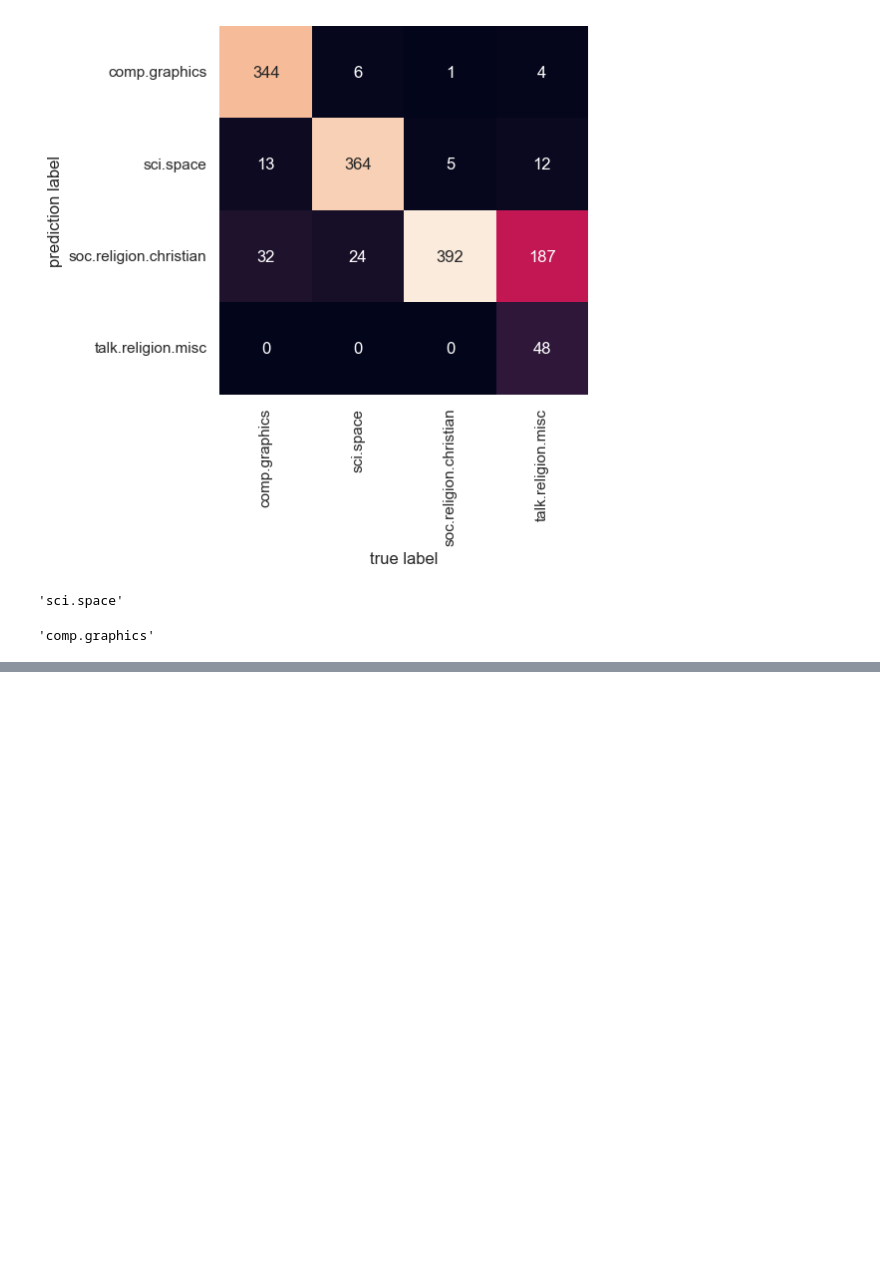
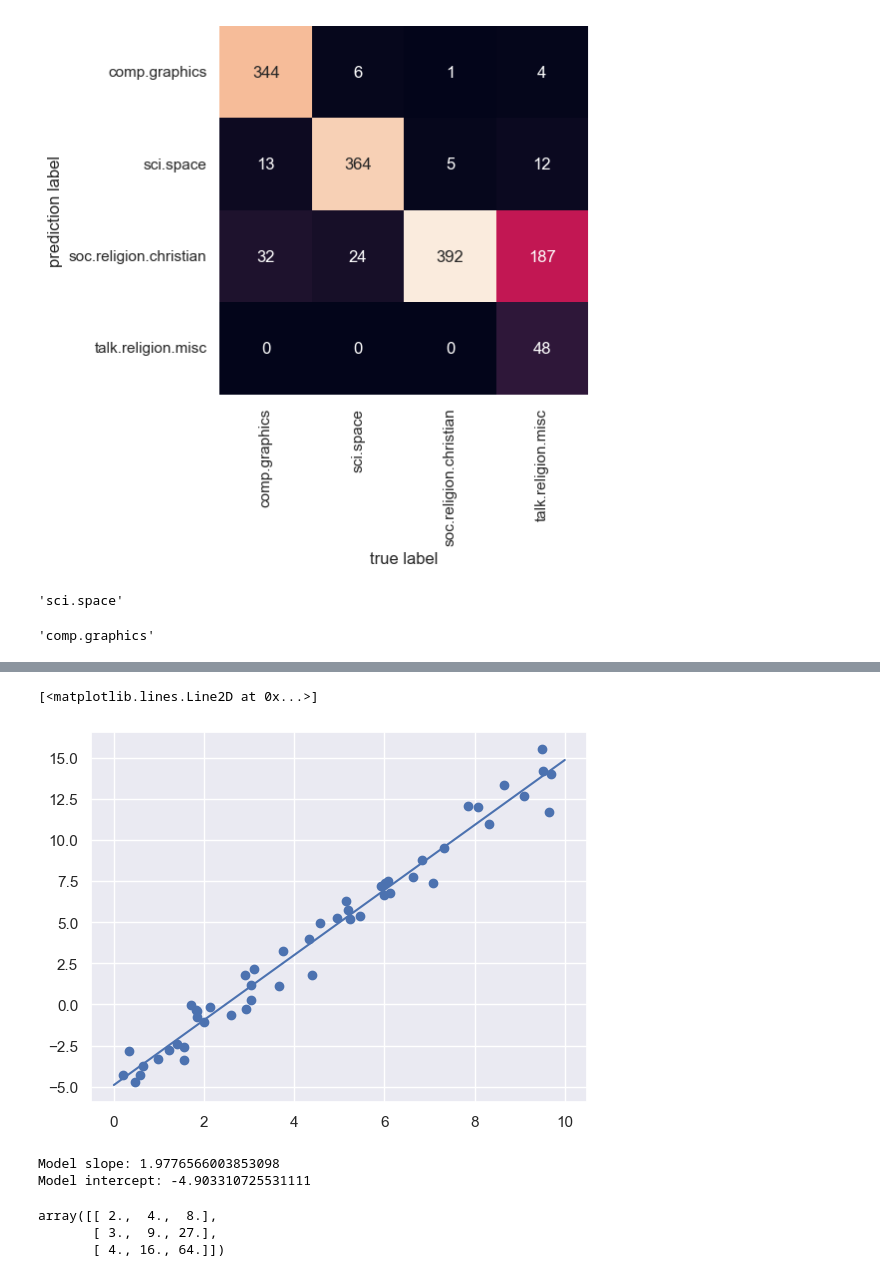
Before and after one commit to Alexa201228/ml_train, a Jupyter notebook: deeper_look_into_classic_ml.ipynb, the cells around one changed output, grey strips where cells are left out. Cells and saved outputs as stored; diff of their text form; code cells hidden in the pictures; blank space fills up the shorter version.

```diff
--- a/deeper_look_into_classic_ml.ipynb
+++ b/deeper_look_into_classic_ml.ipynb
@@ -150,0 +166,33 @@ predict_category("screen resolution")
+# %%
+from sklearn.linear_model import LinearRegression
+
+model = LinearRegression(fit_intercept=True)
+
+model.fit(x[:, np.newaxis], y)
+
+xfit = np.linspace(0, 10, 1000)
+yfit = model.predict(xfit[:, np.newaxis])
+
+plt.scatter(x, y)
+plt.plot(xfit, yfit)
+# %% [output]
+[<matplotlib.lines.Line2D at 0x...>]
+[figure, added]
+# %%
+print(f"Model slope: {model.coef_[0]}")
+print(f"Model intercept: {model.intercept_}")
+# %% [output]
+Model slope: 1.9776566003853098
+Model intercept: -4.903310725531111
+# %%
+# Polynomial features
+
+from sklearn.preprocessing import PolynomialFeatures
+
+x = np.array([2, 3, 4])
+poly = PolynomialFeatures(3, include_bias=False)
+poly.fit_transform(x[:, None])
+# %% [output]
+array([[ 2.,  4.,  8.],
+       [ 3.,  9., 27.],
+       [ 4., 16., 64.]])
```
Also changed, not shown: parts of 7 cells of this notebook.
